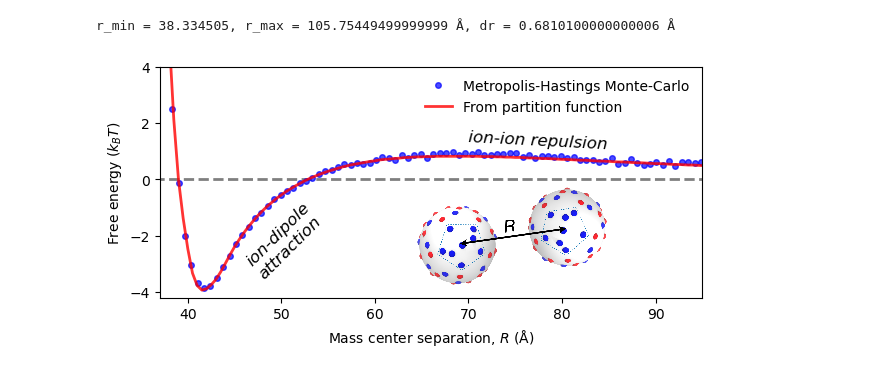
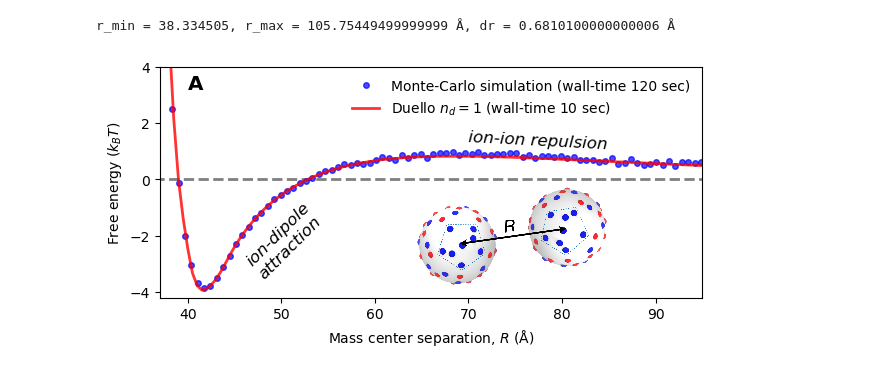
Before and after one commit to mlund/SI-pose-exploration, a Jupyter notebook: mc-vs-duello/plot.ipynb, the cells around one changed output. Saved outputs shown, nothing was run; the diff lists cells and outputs as text; code cells hidden in the pictures.

Commit message:
added figure letters

```diff
--- a/mc-vs-duello/plot.ipynb
+++ b/mc-vs-duello/plot.ipynb
@@ -18,27 +18,27 @@ def com_distance_to_pmf(file, bins):
 # %%
 fig, ax = plt.subplots(nrows=1, figsize=(7, 3))
 r, pmf = com_distance_to_pmf("com_distance.dat.gz", bins=100)
 ax.hlines(0, xmin=r[0]-10, xmax=r[-1]+10, color='k', alpha=0.5, ls='--', lw=2)
-ax.plot(r, pmf - 0.7, 'bo', lw=3, label="Metropolis-Hastings Monte-Carlo", alpha=0.7, ms=4)
+ax.plot(r, pmf - 0.7, 'bo', lw=3, label="Monte-Carlo simulation (wall-time 120 sec)", alpha=0.7, ms=4)
 
 r, pmf = np.loadtxt("duello-pmf.dat", usecols=[0,1], unpack=True)
-ax.plot(r, pmf, label="From partition function", lw=2, alpha=0.8, color='red')
+ax.plot(r, pmf, label=r"Duello $n_d=1$ (wall-time 10 sec)", lw=2, alpha=0.8, color='red')
 
 ax.set_ylabel("Free energy ($k_BT$)")
 ax.set_xlabel("Mass center separation, $R$ (Å)")
 ax.legend(loc=0, frameon=False)
 ax.set_xlim(37, 95)
 ax.set_ylim(-4.2, 4)
 
 image = Image.open('cppm-model.png')
 imagebox = OffsetImage(image, zoom=0.12)  # zoom scales the image while keeping aspect ratio
 ab = AnnotationBbox(imagebox, (75, -2), frameon=False)  # position (x, y)
 ax.add_artist(ab)
-
+ax.annotate("A", xy=(40, 3.2), fontsize='x-large', fontweight='bold')
 ax.text(70, 1.1, "ion-ion repulsion", rotation=-3, fontstyle='italic', fontsize='large')
 ax.text(46, -3.5, "ion-dipole\nattraction", rotation=45, fontstyle='italic', fontsize='large')
-plt.savefig("mc-vs-duello.png", bbox_inches="tight", dpi=300)
+plt.savefig("mc-vs-duello.pdf", bbox_inches="tight")
 plt.show()
 # %% [output]
 r_min = 38.334505, r_max = 105.75449499999999 Å, dr = 0.6810100000000006 Å
-[figure, old version]
+[figure, new version]
```
Also changed, not shown: 5 other files.
